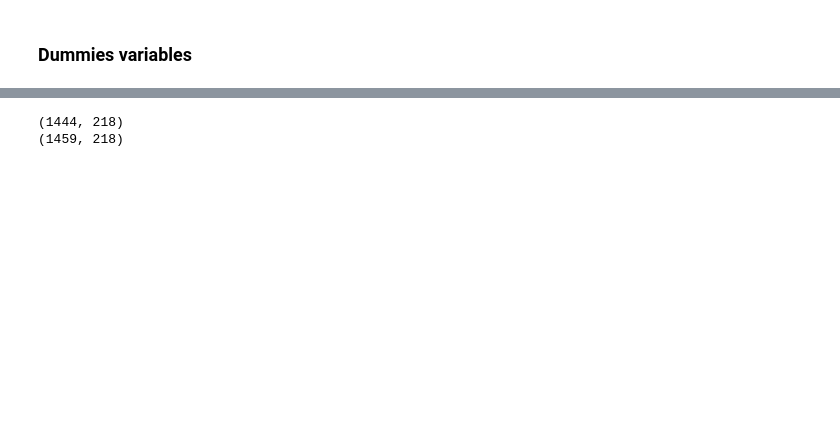
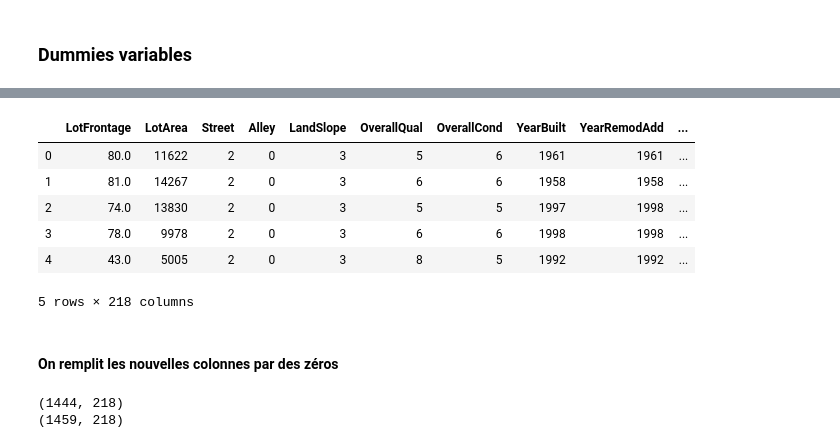
Before and after one commit to Simplon-IA-Bdx-1/house-prices-julien-vincent, a Jupyter notebook: house_prices_regression.ipynb, the cells around one changed output, grey strips where cells are left out. Drawn from its saved outputs; the diff is of its cells as text; code cells hidden in the pictures; blank space fills up the shorter version.

```diff
--- a/house_prices_regression.ipynb
+++ b/house_prices_regression.ipynb
@@ -561,0 +632,2 @@ test = datas[ntrain:]
+# %%
+missing_test_cols = pd.DataFrame(columns = [feature for feature in train.columns.values if feature not in test.columns.values])
@@ -561,0 +640,2 @@ test = datas[ntrain:]
+# %%
+test = pd.concat([test,missing_test_cols,], axis=1, verify_integrity = True )
@@ -561,0 +644,2 @@ test = datas[ntrain:]
+# %%
+test = test[train.columns.values]
@@ -561,0 +656,12 @@ test = datas[ntrain:]
+# %%
+test.head()
+# %% [output]
+|  | LotFrontage | LotArea | Street | Alley | LandSlope | OverallQual | OverallCond | YearBuilt | YearRemodAdd | ... |
+| 0 | 80.0 | 11622 | 2 | 0 | 3 | 5 | 6 | 1961 | 1961 | ... |
+| 1 | 81.0 | 14267 | 2 | 0 | 3 | 6 | 6 | 1958 | 1958 | ... |
+| 2 | 74.0 | 13830 | 2 | 0 | 3 | 5 | 5 | 1997 | 1998 | ... |
+| 3 | 78.0 | 9978 | 2 | 0 | 3 | 6 | 6 | 1998 | 1998 | ... |
+| 4 | 43.0 | 5005 | 2 | 0 | 3 | 8 | 5 | 1992 | 1992 | ... |
+5 rows × 218 columns
+# %% [markdown]
+#### On remplit les nouvelles colonnes par des zéros
```
Also changed, not shown: parts of 59 cells of this notebook, 12 other files.
